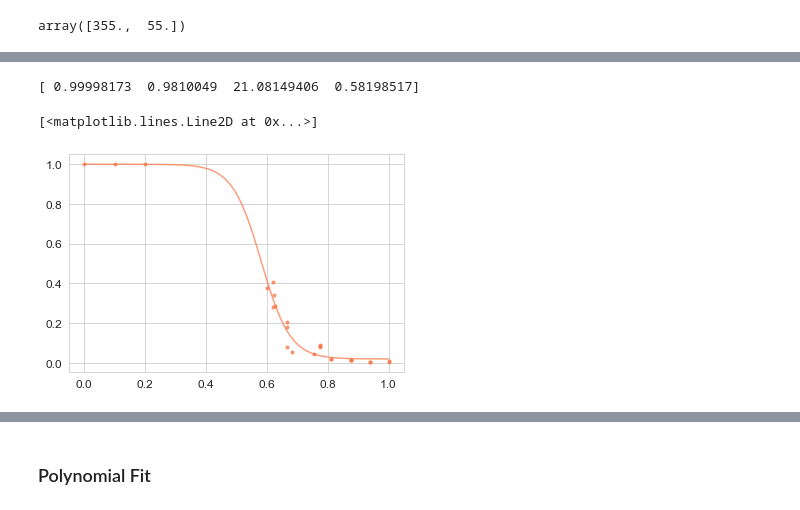
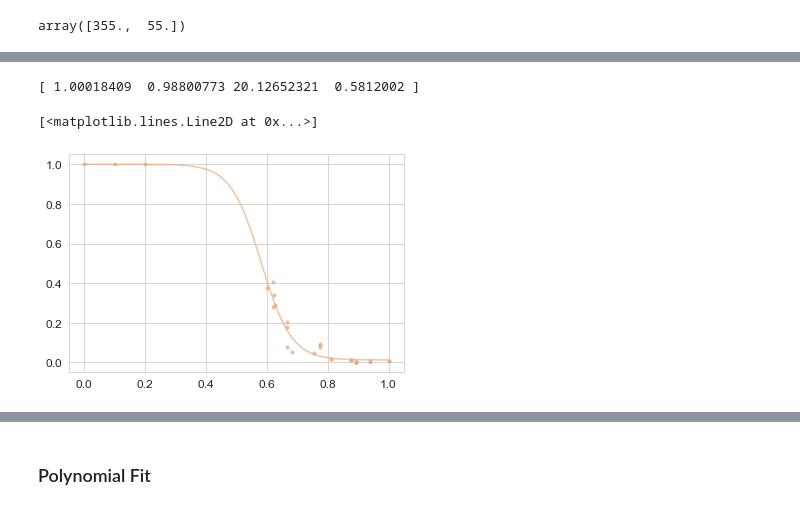
Before and after one commit to dguittet/dispatches, a Jupyter notebook: dispatches/case_studies/renewables_h2_case/WindBatteryHybridOperation.ipynb, the cells around one changed output, grey strips where cells are left out. Saved outputs shown, nothing was run; the diff lists cells and outputs as text; code cells hidden in the pictures.

```diff
--- a/dispatches/case_studies/renewables_h2_case/WindBatteryHybridOperation.ipynb
+++ b/dispatches/case_studies/renewables_h2_case/WindBatteryHybridOperation.ipynb
@@ -465,18 +465,22 @@ for r, yval in enumerate(yvals):
 # %%
+# Add parameters to the sigmoid curve
+# def func(month, L, k, x_0):
+#     return L / (1 + np.exp(-k * (month - x_0)))
+
 def func(x, A, b, c, d):
     return A - b / (1 + np.exp(-c * (x - d)))
 
 xdata = np.append(fit_df['HR_avg'].values / fit_df['HR_avg'].max(), [0, 0.1, 0.2])
 ydata = np.append(fit_df['L'].values, [1, 1, 1])
 popt, pcov = curve_fit(func, xdata, ydata)
 print(popt)
-plt.scatter(xdata, ydata, label='data', marker='.', color=palette[i], alpha=0.7)
+plt.scatter(xdata, ydata, label='data', marker='.', color=palette[0], alpha=0.7)
 x = np.linspace(0, max(xdata), 100)
-plt.plot(x, func(x, *popt), '-', label='fit: A=%5.3f, b=%5.3f, c=%5.3f, d=%5.3f' % tuple(popt), color=palette[i], alpha=0.7)
+plt.plot(x, func(x, *popt), '-', label='fit: A=%5.3f, b=%5.3f, c=%5.3f, d=%5.3f' % tuple(popt), color=palette[0], alpha=0.7)
 # %% [output]
-[ 0.99998173  0.9810049  21.08149406  0.58198517]
+[ 1.00018409  0.98800773 20.12652321  0.5812002 ]
 [<matplotlib.lines.Line2D at 0x...>]
-[figure, old version]
+[figure, new version]
 # %%
 fit_df['HR_avg'].mean()
 # %% [output]
```
Also changed, not shown: parts of 32 cells of this notebook, 1 other file.
